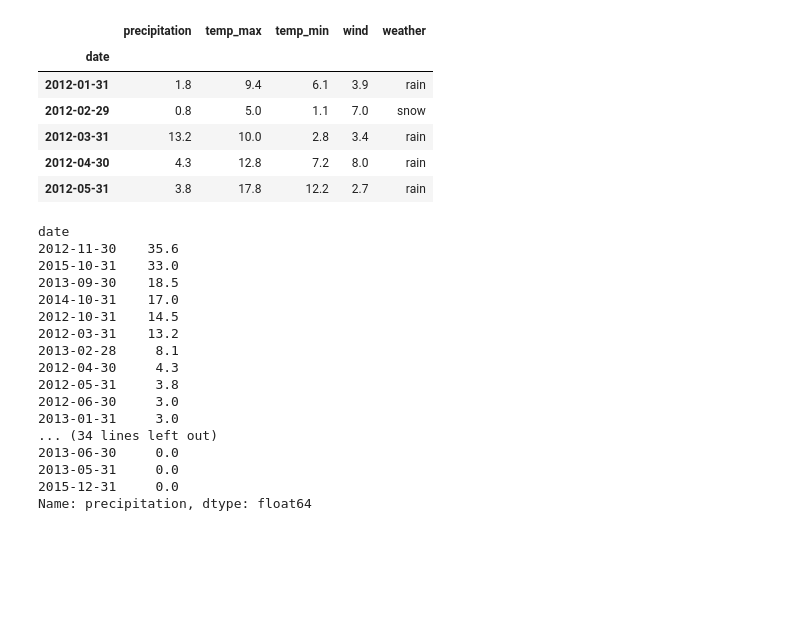
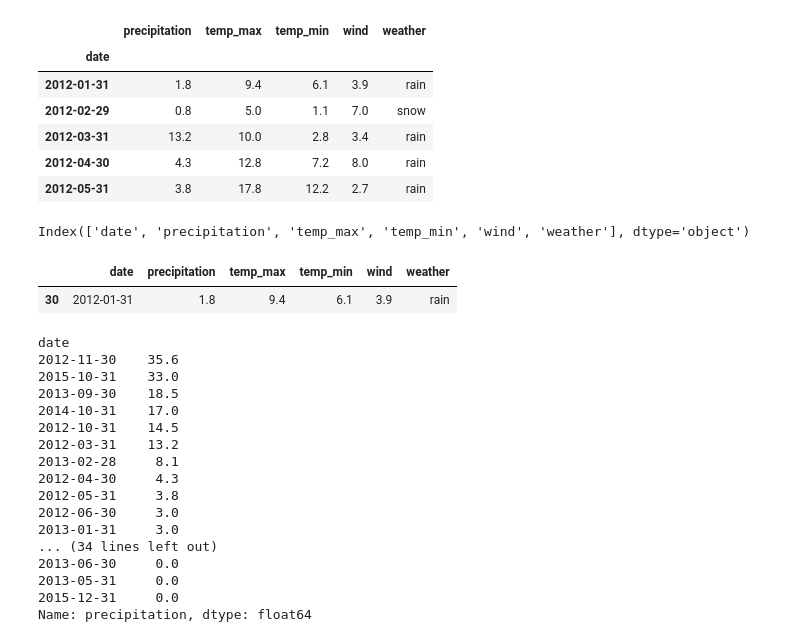
Before and after one commit to Joshua-C-Bryant/time-series-exercises, a Jupyter notebook: time-series-exercises.ipynb, the cells around one changed output. Saved outputs shown, nothing was run; the diff lists cells and outputs as text; code cells hidden in the pictures; blank space fills up the shorter version.

```diff
--- a/time-series-exercises.ipynb
+++ b/time-series-exercises.ipynb
@@ -193,6 +194,15 @@ by_month.head()
 | 2012-03-31 | 13.2 | 10.0 | 2.8 | 3.4 | rain |
 | 2012-04-30 | 4.3 | 12.8 | 7.2 | 8.0 | rain |
 | 2012-05-31 | 3.8 | 17.8 | 12.2 | 2.7 | rain |
+# %%
+df.columns
+# %% [output]
+Index(['date', 'precipitation', 'temp_max', 'temp_min', 'wind', 'weather'], dtype='object')
+# %%
+df[df.date == '2012-01-31']
+# %% [output]
+|  | date | precipitation | temp_max | temp_min | wind | weather |
+| 30 | 2012-01-31 | 1.8 | 9.4 | 6.1 | 3.9 | rain |
 # %%
 # November 2012 had the highest precipitation
 by_month.precipitation.sort_values(ascending=False)
```
Also changed, not shown: parts of 9 cells of this notebook.
